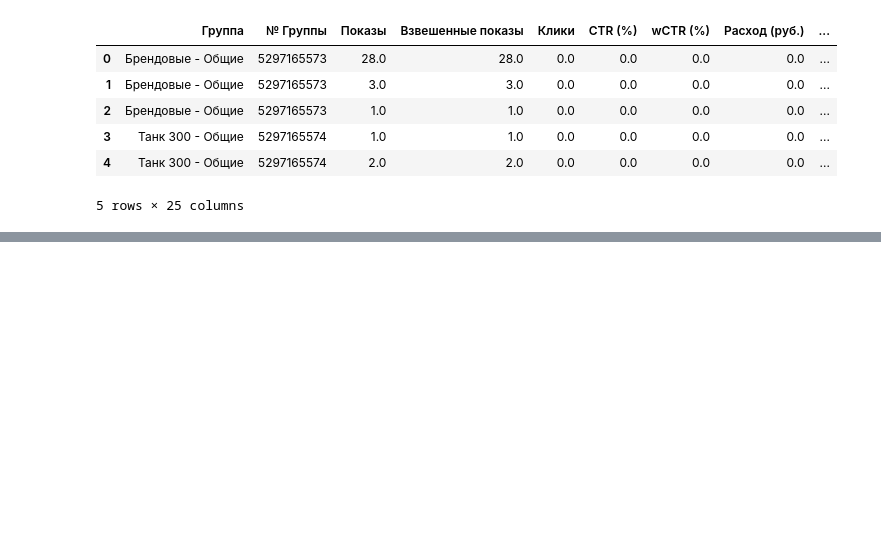
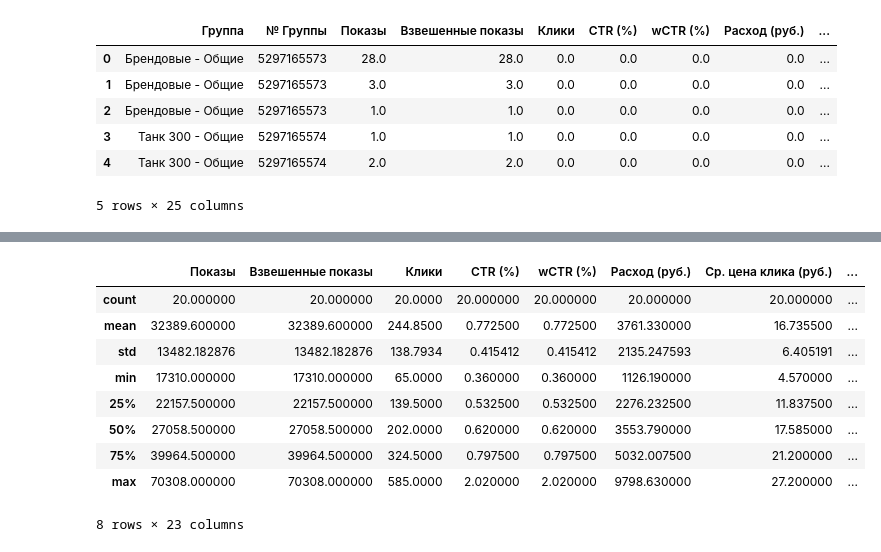
Before and after one commit to neZorinEgor/AdsAnalyzer, a Jupyter notebook: analys/main.ipynb, the cells around one changed output, grey strips where cells are left out. Saved outputs shown, nothing was run; the diff lists cells and outputs as text; code cells hidden in the pictures; blank space fills up the shorter version.

Commit message:
add sample cluster describe

```diff
--- a/analys/main.ipynb
+++ b/analys/main.ipynb
@@ -461,0 +485,14 @@ cluster_1
+# %%
+cluster_2 = analys_df.query("cluster==2")
+cluster_2.describe()
+# %% [output]
+|  | Показы | Взвешенные показы | Клики | CTR (%) | wCTR (%) | Расход (руб.) | Ср. цена клика (руб.) | ... |
+| count | 20.000000 | 20.000000 | 20.0000 | 20.000000 | 20.000000 | 20.000000 | 20.000000 | ... |
+| mean | 32389.600000 | 32389.600000 | 244.8500 | 0.772500 | 0.772500 | 3761.330000 | 16.735500 | ... |
+| std | 13482.182876 | 13482.182876 | 138.7934 | 0.415412 | 0.415412 | 2135.247593 | 6.405191 | ... |
+| min | 17310.000000 | 17310.000000 | 65.0000 | 0.360000 | 0.360000 | 1126.190000 | 4.570000 | ... |
+| 25% | 22157.500000 | 22157.500000 | 139.5000 | 0.532500 | 0.532500 | 2276.232500 | 11.837500 | ... |
+| 50% | 27058.500000 | 27058.500000 | 202.0000 | 0.620000 | 0.620000 | 3553.790000 | 17.585000 | ... |
+| 75% | 39964.500000 | 39964.500000 | 324.5000 | 0.797500 | 0.797500 | 5032.007500 | 21.200000 | ... |
+| max | 70308.000000 | 70308.000000 | 585.0000 | 2.020000 | 2.020000 | 9798.630000 | 27.200000 | ... |
+8 rows × 23 columns
```
Also changed, not shown: parts of 3 cells of this notebook.
